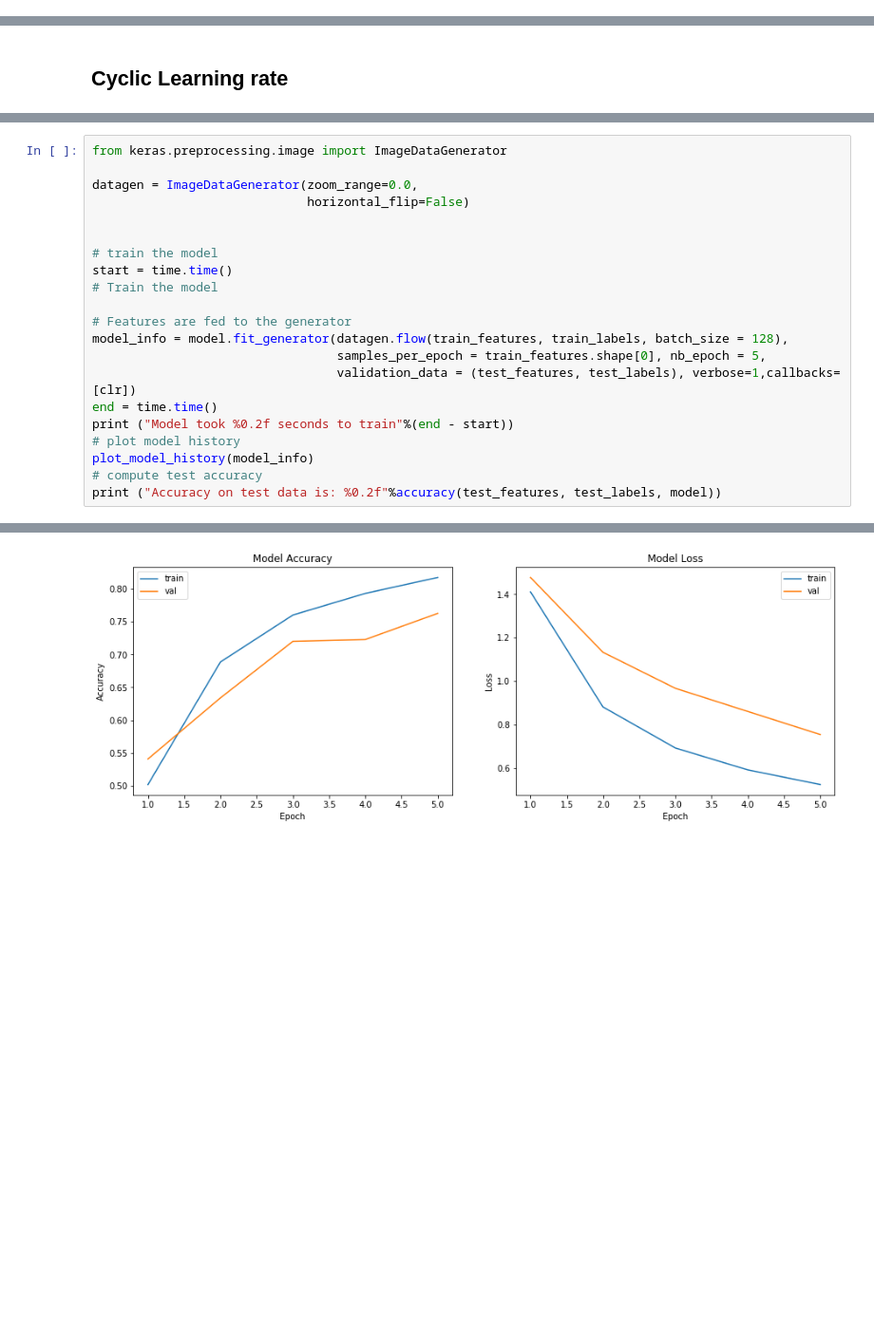
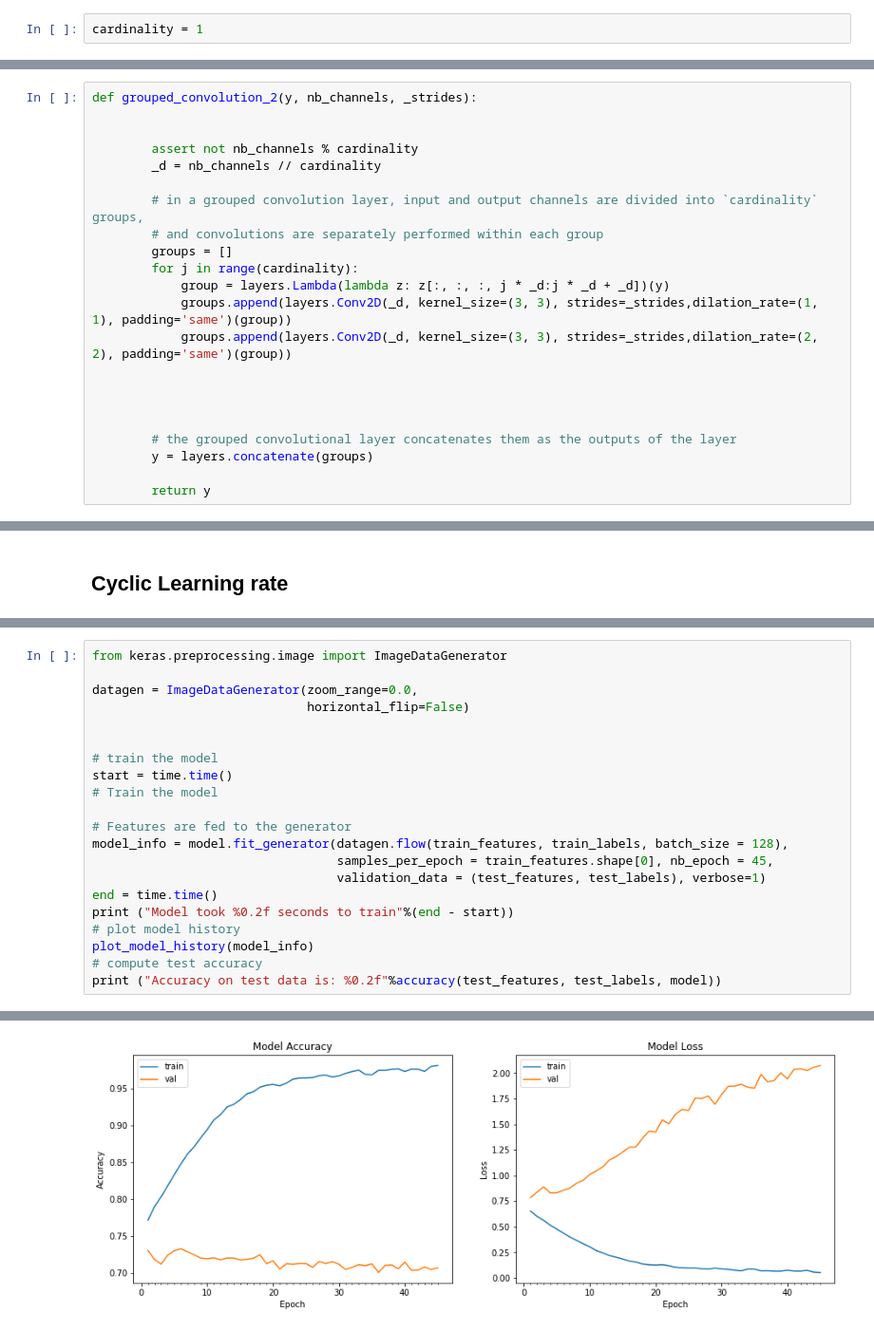
Before and after one commit to amitkayal/assignments, a Jupyter notebook: session6/Assignment_6B.ipynb, the cells around one changed output, grey strips where cells are left out. Shown: that part at 95% size. Drawn from its saved outputs; the diff is of its cells as text; blank space fills up the shorter version.

```diff
--- a/session6/Assignment_6B.ipynb
+++ b/session6/Assignment_6B.ipynb
@@ -166,0 +107,2 @@ _________________________________________________________________
+# %%
+cardinality = 1
@@ -166,0 +132,22 @@ _________________________________________________________________
+# %%
+def grouped_convolution_2(y, nb_channels, _strides):
+
+
+        assert not nb_channels % cardinality
+        _d = nb_channels // cardinality
+
+        # in a grouped convolution layer, input and output channels are divided into `cardinality` groups,
+        # and convolutions are separately performed within each group
+        groups = []
+        for j in range(cardinality):
+            group = layers.Lambda(lambda z: z[:, :, :, j * _d:j * _d + _d])(y)
+            groups.append(layers.Conv2D(_d, kernel_size=(3, 3), strides=_strides,dilation_rate=(1, 1), padding='same')(group))
+            groups.append(layers.Conv2D(_d, kernel_size=(3, 3), strides=_strides,dilation_rate=(2, 2), padding='same')(group))
+
+
+
+
+        # the grouped convolutional layer concatenates them as the outputs of the layer
+        y = layers.concatenate(groups)
+
+        return y
@@ -314,8 +239,8 @@ start = time.time()
 
 # Features are fed to the generator
 model_info = model.fit_generator(datagen.flow(train_features, train_labels, batch_size = 128),
-                                 samples_per_epoch = train_features.shape[0], nb_epoch = 5,
-                                 validation_data = (test_features, test_labels), verbose=1,callbacks=[clr])
+                                 samples_per_epoch = train_features.shape[0], nb_epoch = 45,
+                                 validation_data = (test_features, test_labels), verbose=1)
 end = time.time()
 print ("Model took %0.2f seconds to train"%(end - start))
 # plot model history
@@ -337 +269 @@ Model took 210.41 seconds to train
-[figure, old version]
+[figure, new version]
```
Also changed, not shown: parts of 12 cells of this notebook.
